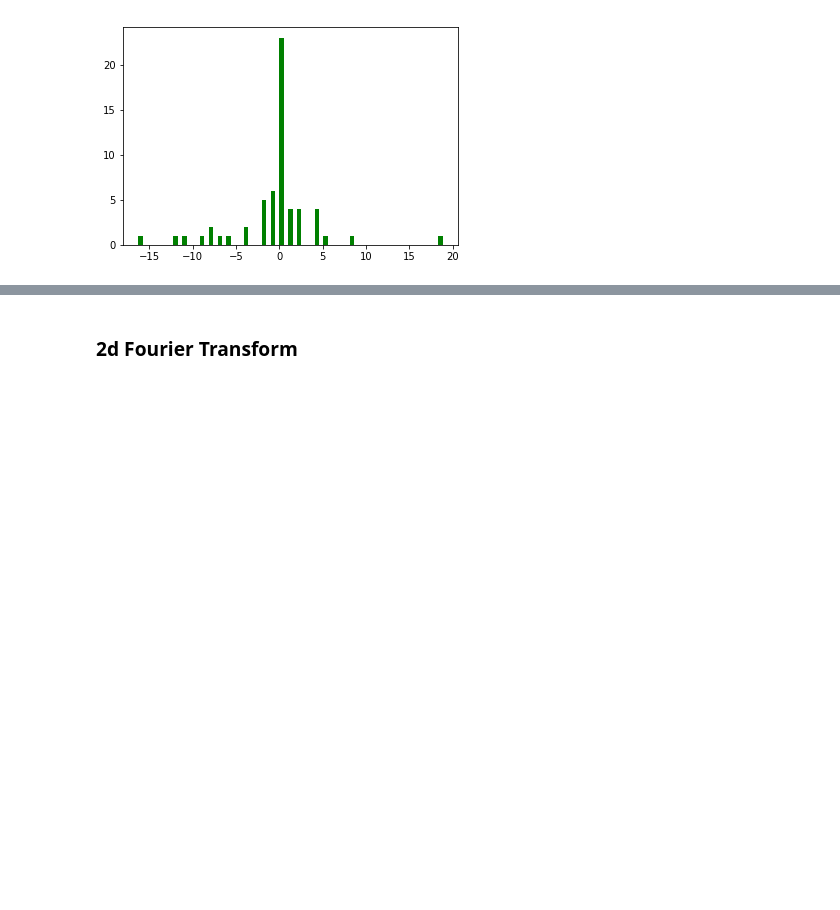
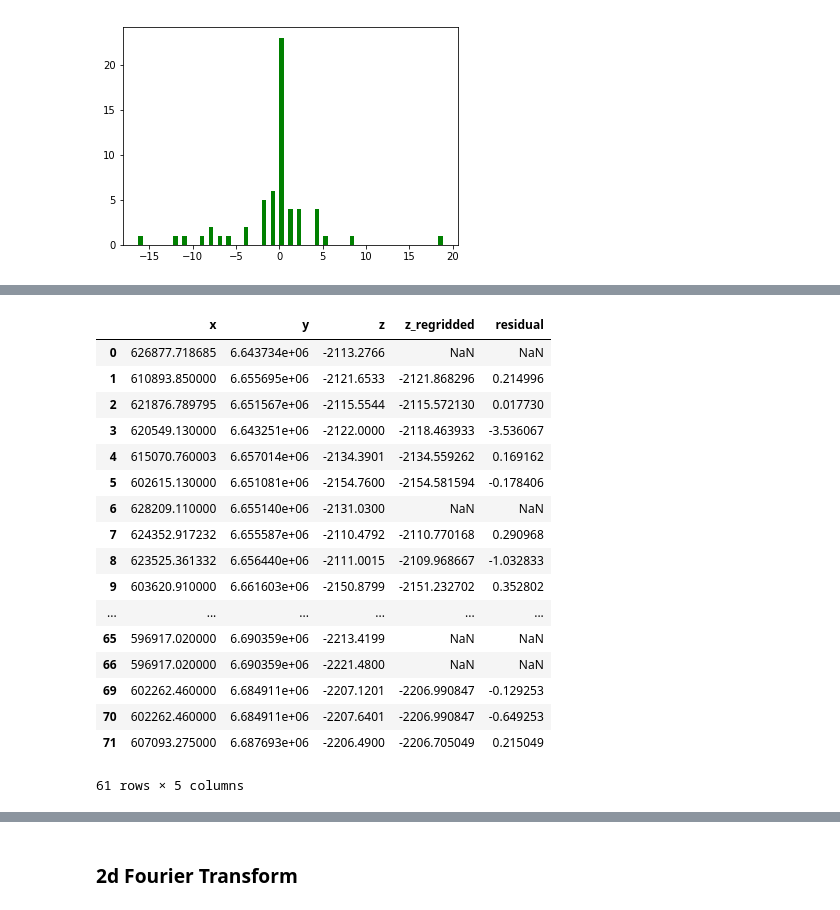
Before and after one commit to efpeel/wonkeycontact, a Jupyter notebook: wonky_tom.ipynb, the cells around one changed output, grey strips where cells are left out. Saved outputs shown, nothing was run; the diff lists cells and outputs as text; code cells hidden in the pictures; blank space fills up the shorter version.

```diff
--- a/wonky_tom.ipynb
+++ b/wonky_tom.ipynb
@@ -239,0 +253,4 @@ plt.bar(bins, n, width=0.5, color='g')
+# %%
+#Create numpy arrays of point co-ordinates and then values from input data
+pointsFilt = np.array(list(zip(xFilt, yFilt)))
+valuesFilt = zFilt
@@ -239,0 +273,24 @@ plt.bar(bins, n, width=0.5, color='g')
+# %%
+#Put the residuals in to a dataframe for visualisation
+d_regrid = {'x': xFilt, 'y': yFilt, 'z':zFilt, 'z_regridded': z_reGridded, 'residual': newResiduals}
+reGrid_df = pd.DataFrame(data=d_regrid)
+reGrid_df
+# %% [output]
+|  | x | y | z | z_regridded | residual |
+| 0 | 626877.718685 | 6.643734e+06 | -2113.2766 | NaN | NaN |
+| 1 | 610893.850000 | 6.655695e+06 | -2121.6533 | -2121.868296 | 0.214996 |
+| 2 | 621876.789795 | 6.651567e+06 | -2115.5544 | -2115.572130 | 0.017730 |
+| 3 | 620549.130000 | 6.643251e+06 | -2122.0000 | -2118.463933 | -3.536067 |
+| 4 | 615070.760003 | 6.657014e+06 | -2134.3901 | -2134.559262 | 0.169162 |
+| 5 | 602615.130000 | 6.651081e+06 | -2154.7600 | -2154.581594 | -0.178406 |
+| 6 | 628209.110000 | 6.655140e+06 | -2131.0300 | NaN | NaN |
+| 7 | 624352.917232 | 6.655587e+06 | -2110.4792 | -2110.770168 | 0.290968 |
+| 8 | 623525.361332 | 6.656440e+06 | -2111.0015 | -2109.968667 | -1.032833 |
+| 9 | 603620.910000 | 6.661603e+06 | -2150.8799 | -2151.232702 | 0.352802 |
+| ... | ... | ... | ... | ... | ... |
+| 65 | 596917.020000 | 6.690359e+06 | -2213.4199 | NaN | NaN |
+| 66 | 596917.020000 | 6.690359e+06 | -2221.4800 | NaN | NaN |
+| 69 | 602262.460000 | 6.684911e+06 | -2207.1201 | -2206.990847 | -0.129253 |
+| 70 | 602262.460000 | 6.684911e+06 | -2207.6401 | -2206.990847 | -0.649253 |
+| 71 | 607093.275000 | 6.687693e+06 | -2206.4900 | -2206.705049 | 0.215049 |
+61 rows × 5 columns
```
Also changed, not shown: parts of 13 cells of this notebook.
